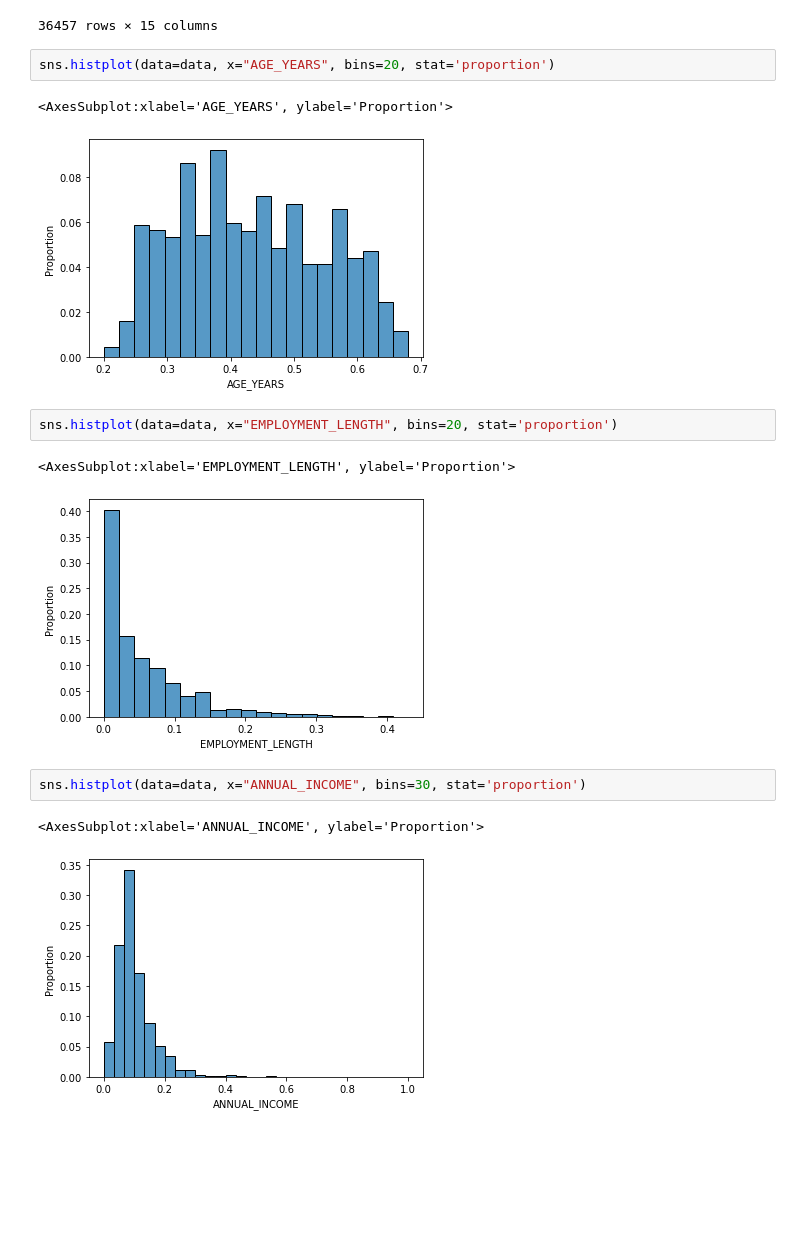
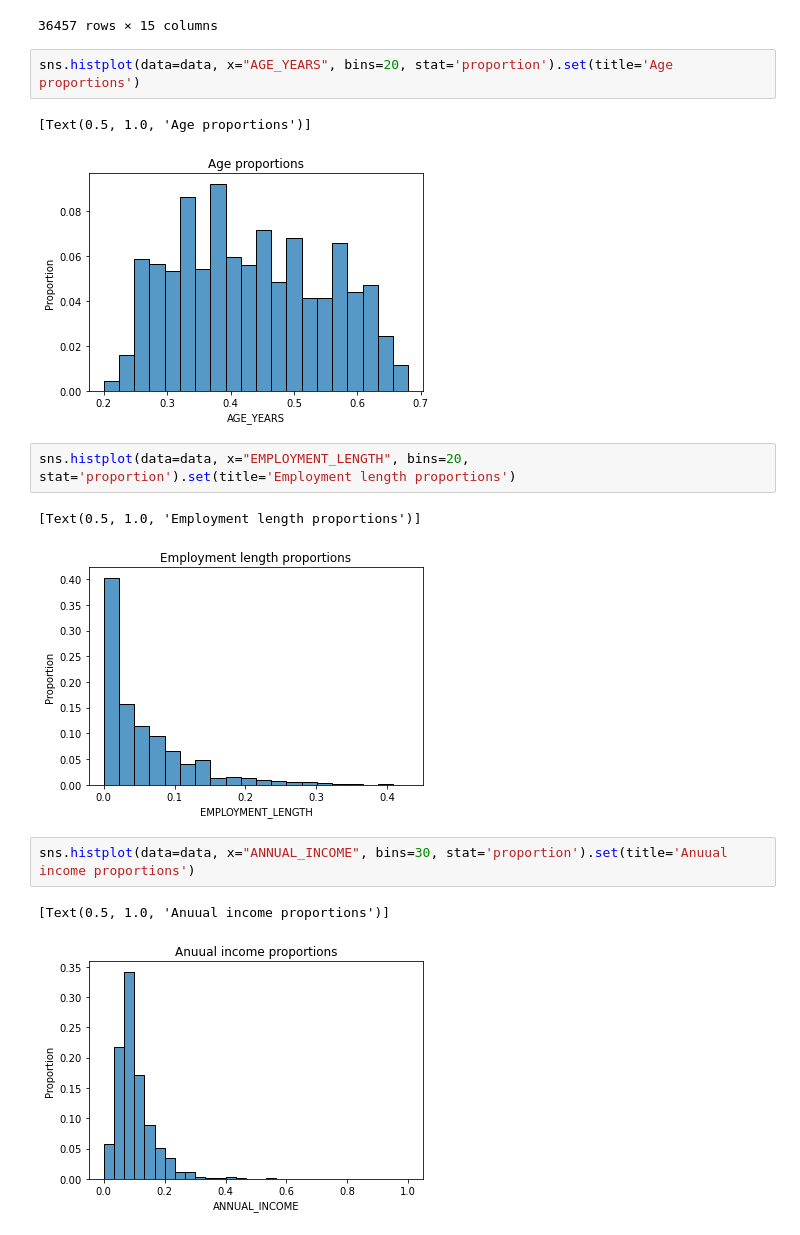
Before and after one commit to OrbelB/MLCreditCards, a Jupyter notebook: datacleanvis.ipynb, the cells around one changed output. Cells and saved outputs as stored; diff of their text form; blank space fills up the shorter version.

Commit message:
added piecharts and titles

```diff
--- a/datacleanvis.ipynb
+++ b/datacleanvis.ipynb
@@ -33,19 +33,19 @@ data
 | 36456 | 36456 | 5150337 | 0 | 1 | 0.0552 | 4 | ... |
 36457 rows × 15 columns
 # %%
-sns.histplot(data=data, x="AGE_YEARS", bins=20, stat='proportion')
+sns.histplot(data=data, x="AGE_YEARS", bins=20, stat='proportion').set(title='Age proportions')
 # %% [output]
-<AxesSubplot:xlabel='AGE_YEARS', ylabel='Proportion'>
+[Text(0.5, 1.0, 'Age proportions')]
-[figure, old version]
+[figure, new version]
 # %%
-sns.histplot(data=data, x="EMPLOYMENT_LENGTH", bins=20, stat='proportion')
+sns.histplot(data=data, x="EMPLOYMENT_LENGTH", bins=20, stat='proportion').set(title='Employment length proportions')
 # %% [output]
-<AxesSubplot:xlabel='EMPLOYMENT_LENGTH', ylabel='Proportion'>
+[Text(0.5, 1.0, 'Employment length proportions')]
-[figure, old version]
+[figure, new version]
 # %%
-sns.histplot(data=data, x="ANNUAL_INCOME", bins=30, stat='proportion')
+sns.histplot(data=data, x="ANNUAL_INCOME", bins=30, stat='proportion').set(title='Anuual income proportions')
 # %% [output]
-<AxesSubplot:xlabel='ANNUAL_INCOME', ylabel='Proportion'>
+[Text(0.5, 1.0, 'Anuual income proportions')]
-[figure, old version]
+[figure, new version]
 # %%
 vplot = sns.violinplot(data=data, x="ANNUAL_INCOME")
```
Also changed, not shown: parts of 9 cells of this notebook, 1 other file.
